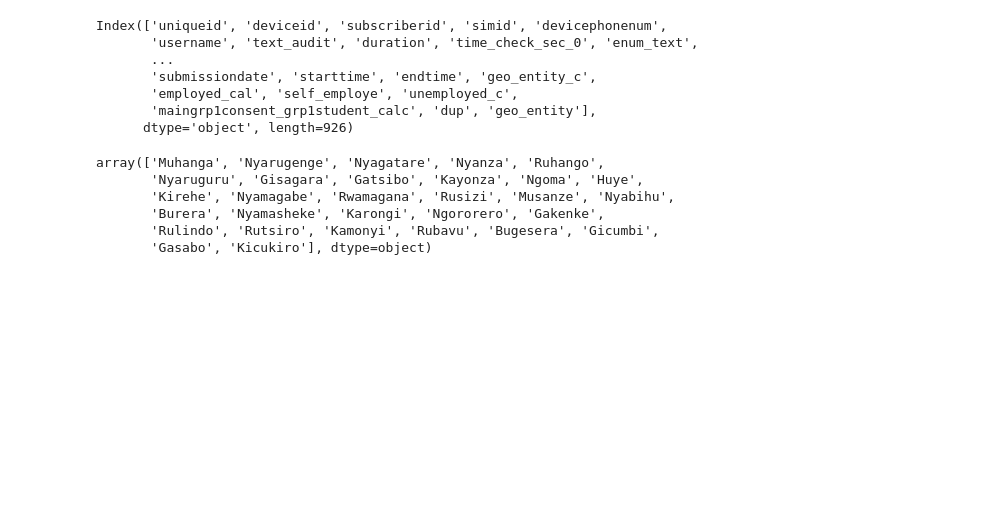
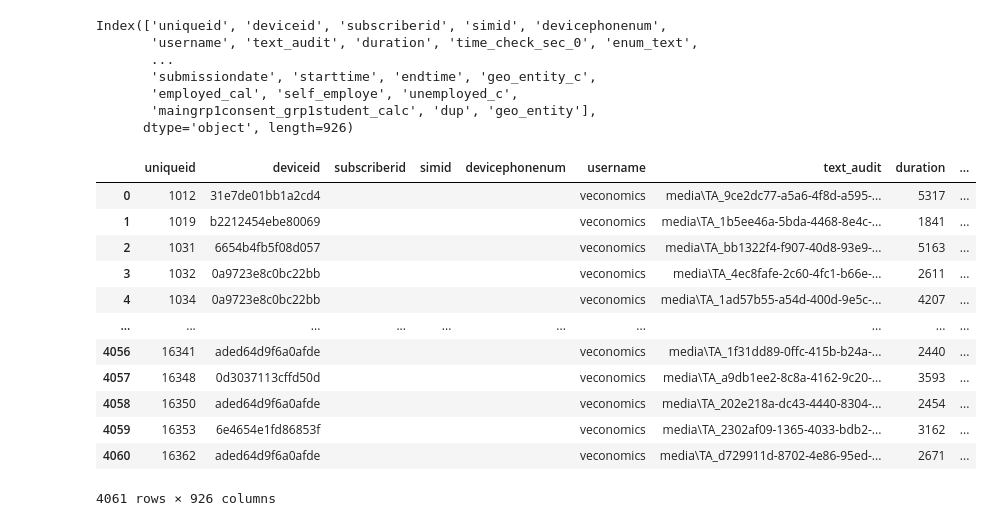
Before and after one commit to AimjGuytidy/mcf-dashboard, a Jupyter notebook: mcf-dashboard.ipynb, the cells around one changed output. Cells and saved outputs as stored; diff of their text form; code cells hidden in the pictures; blank space fills up the shorter version.

```diff
--- a/mcf-dashboard.ipynb
+++ b/mcf-dashboard.ipynb
@@ -5,6 +5,8 @@ import dash_bootstrap_components as dbc
 from dash.dependencies import Input, Output
 import os
 import pandas as pd
+# %%
+pd.options.display.max_columns=1000
 # %%
 app = JupyterDash(__name__)
 app.layout = html.Div([
@@ -63,11 +65,18 @@ Index(['uniqueid', 'deviceid', 'subscriberid', 'simid', 'devicephonenum',
        'maingrp1consent_grp1student_calc', 'dup', 'geo_entity'],
       dtype='object', length=926)
 # %%
-temp_df["district_calc"].unique()
+temp_df
 # %% [output]
+|  | uniqueid | deviceid | subscriberid | simid | devicephonenum | username | text_audit | duration | ... |
+| 0 | 1012 | 31e7de01bb1a2cd4 |  |  |  | veconomics | media\TA_9ce2dc77-a5a6-4f8d-a595-... | 5317 | ... |
+| 1 | 1019 | b2212454ebe80069 |  |  |  | veconomics | media\TA_1b5ee46a-5bda-4468-8e4c-... | 1841 | ... |
+| 2 | 1031 | 6654b4fb5f08d057 |  |  |  | veconomics | media\TA_bb1322f4-f907-40d8-93e9-... | 5163 | ... |
+| 3 | 1032 | 0a9723e8c0bc22bb |  |  |  | veconomics | media\TA_4ec8fafe-2c60-4fc1-b66e-... | 2611 | ... |
+| 4 | 1034 | 0a9723e8c0bc22bb |  |  |  | veconomics | media\TA_1ad57b55-a54d-400d-9e5c-... | 4207 | ... |
+| ... | ... | ... | ... | ... | ... | ... | ... | ... | ... |
+| 4056 | 16341 | aded64d9f6a0afde |  |  |  | veconomics | media\TA_1f31dd89-0ffc-415b-b24a-... | 2440 | ... |
+| 4057 | 16348 | 0d3037113cffd50d |  |  |  | veconomics | media\TA_a9db1ee2-8c8a-4162-9c20-... | 3593 | ... |
+| 4058 | 16350 | aded64d9f6a0afde |  |  |  | veconomics | media\TA_202e218a-dc43-4440-8304-... | 2454 | ... |
+| 4059 | 16353 | 6e4654e1fd86853f |  |  |  | veconomics | media\TA_2302af09-1365-4033-bdb2-... | 3162 | ... |
+| 4060 | 16362 | aded64d9f6a0afde |  |  |  | veconomics | media\TA_d729911d-8702-4e86-95ed-... | 2671 | ... |
-array(['Muhanga', 'Nyarugenge', 'Nyagatare', 'Nyanza', 'Ruhango',
-       'Nyaruguru', 'Gisagara', 'Gatsibo', 'Kayonza', 'Ngoma', 'Huye',
-       'Kirehe', 'Nyamagabe', 'Rwamagana', 'Rusizi', 'Musanze', 'Nyabihu',
-       'Burera', 'Nyamasheke', 'Karongi', 'Ngororero', 'Gakenke',
-       'Rulindo', 'Rutsiro', 'Kamonyi', 'Rubavu', 'Bugesera', 'Gicumbi',
-       'Gasabo', 'Kicukiro'], dtype=object)
+4061 rows × 926 columns
```
Also changed, not shown: parts of 2 cells of this notebook.
